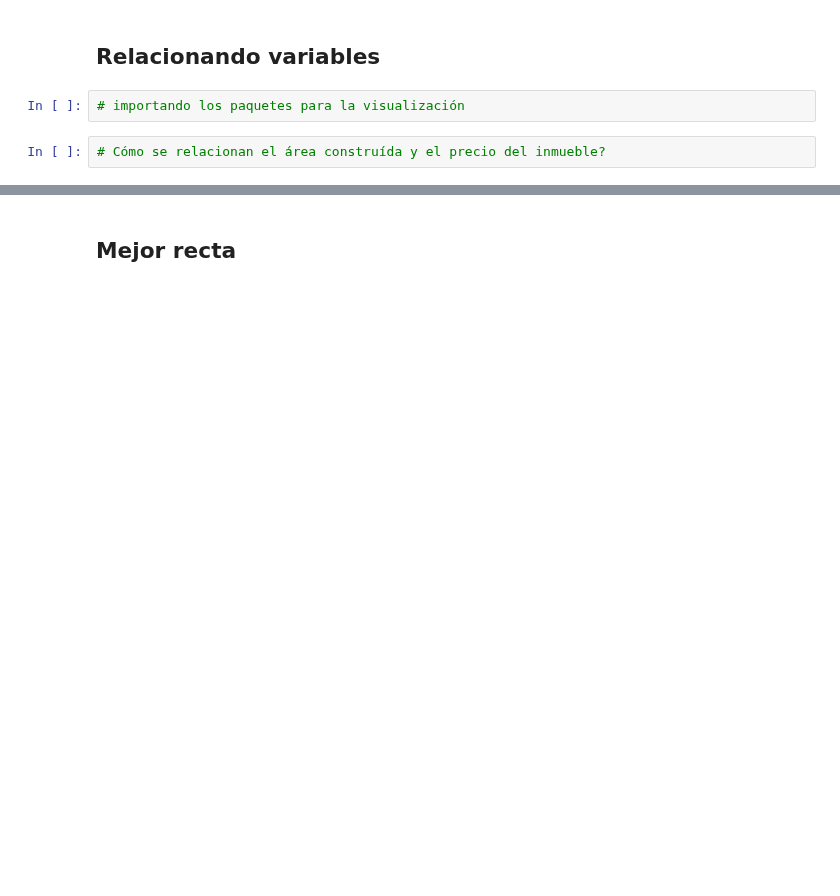
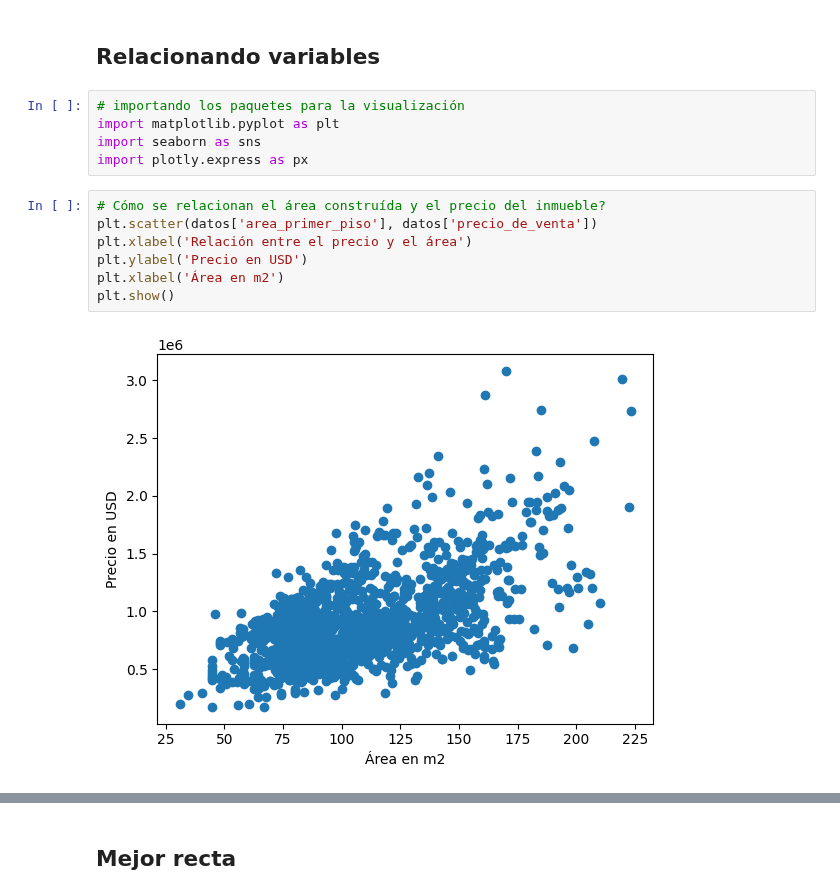
Before and after one commit to AngelTroncoso/ML_Alura, a Jupyter notebook: 4_Regresion_lineal.ipynb, the cells around one changed output, grey strips where cells are left out. Saved outputs shown, nothing was run; the diff lists cells and outputs as text; blank space fills up the shorter version.

```diff
--- a/4_Regresion_lineal.ipynb
+++ b/4_Regresion_lineal.ipynb
@@ -66,8 +129,18 @@ El coeficiente de correlación de Pearson nos permite medir la relación lineal
 ## Relacionando variables
 # %%
 # importando los paquetes para la visualización
+import matplotlib.pyplot as plt
+import seaborn as sns
+import plotly.express as px
 # %%
 # Cómo se relacionan el área construída y el precio del inmueble?
+plt.scatter(datos['area_primer_piso'], datos['precio_de_venta'])
+plt.xlabel('Relación entre el precio y el área')
+plt.ylabel('Precio en USD')
+plt.xlabel('Área en m2')
+plt.show()
+# %% [output]
+[figure, added]
 # %%
 # Aparentemente mientras mayor es el área del primer piso, mayor es el precio de la casa.
 # E si quisieramos trazar una línea que nos permita describir este comportamiento?
```
Also changed, not shown: parts of 10 cells of this notebook.
